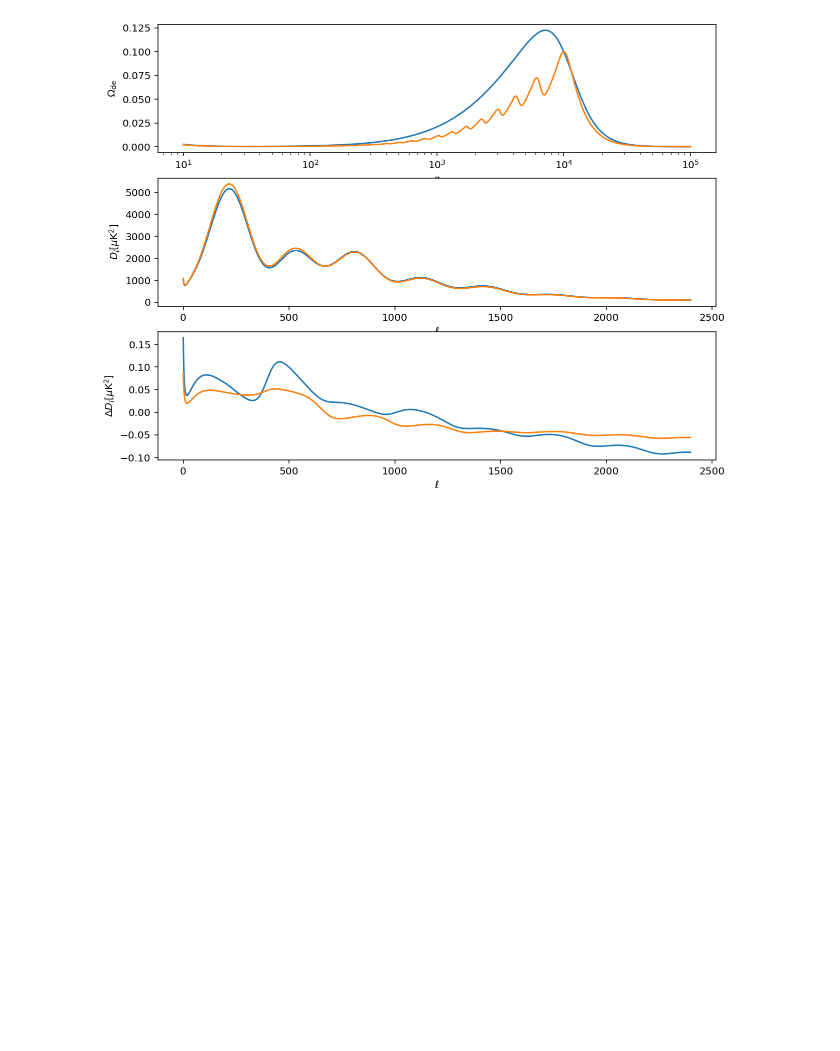
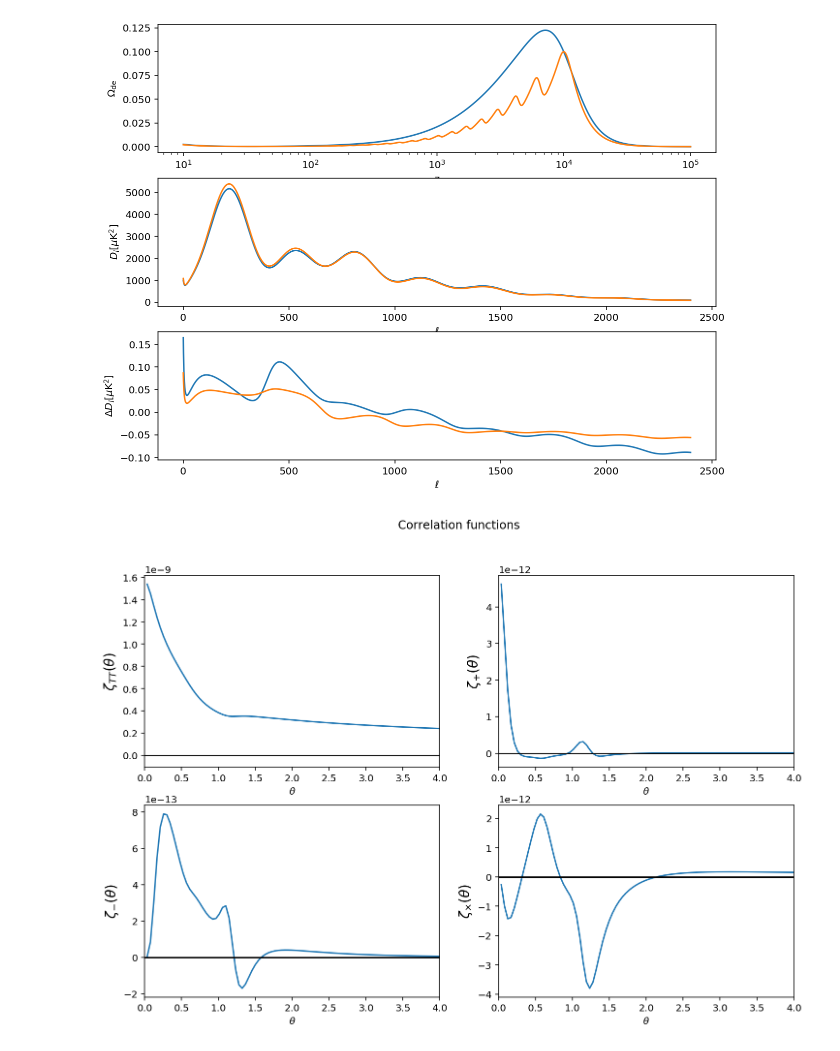
Before and after one commit to cmbant/CAMB, a Jupyter notebook: docs/CAMBdemo.ipynb, the cells around one changed output. Drawn from its saved outputs; the diff is of its cells as text; code cells hidden in the pictures; blank space fills up the shorter version.

Commit message:
add functions for partially delensed spectra: get_lensed_cls_with_spectrum and get_partially_lensed_cls; update example notebook with example and correlation function example

```diff
--- a/docs/CAMBdemo.ipynb
+++ b/docs/CAMBdemo.ipynb
@@ -1015,3 +1015,27 @@ AxionEffectiveFluid: h0 =  78.31243118076456
 EarlyQuintessence: h0 =  73.23418434082427
 m =  2.148402660158881e-54 f =  0.07349178446259307
 [figure]
+# %%
+# You can also calculate CMB correlation functions
+# (the correlations module also has useful functions for the inverse transform,
+# CMB lensing and derivatives of the lensed spectra - see docs)
+from camb import correlations
+
+pars = camb.set_params(H0=67.5, ombh2=0.022, omch2=0.122, As=2e-9, ns=0.96)
+pars.set_for_lmax(4000, lens_potential_accuracy=1)
+results = camb.get_results(pars)
+lensed_cl = results.get_lensed_scalar_cls()
+corrs, xvals, weights = correlations.gauss_legendre_correlation(lensed_cl)
+
+r=np.arccos(xvals)*180/np.pi # sampled theta values in degrees
+fig, axs= plt.subplots(2,2, figsize=(12,8))
+for ix, (cap, ax) in enumerate(zip(['TT','+','-',r'\times'], axs.reshape(4))):
+    ax.plot(r, corrs[:,ix])
+    ax.axhline(0,color='k')
+    ax.set_xlim([0,10])
+    ax.set_xlabel(r'$\theta$')
+    ax.set_ylabel(r'$\zeta_{%s}(\theta)$'%(cap), fontsize=14)
+    ax.set_xlim(0,4)
+plt.suptitle('Correlation functions');
+# %% [output]
+[figure, added]
```
Also changed, not shown: parts of 7 cells of this notebook, 6 other files.
